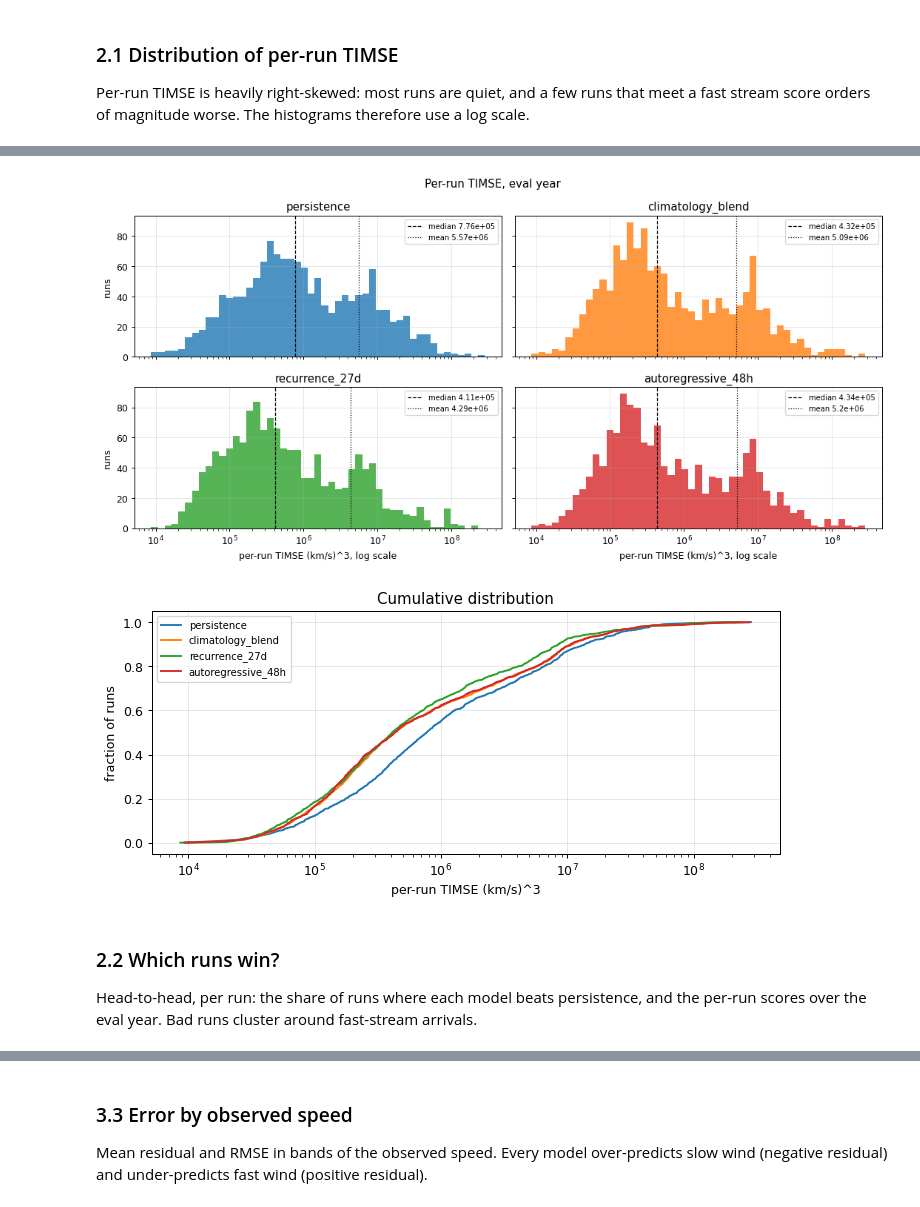
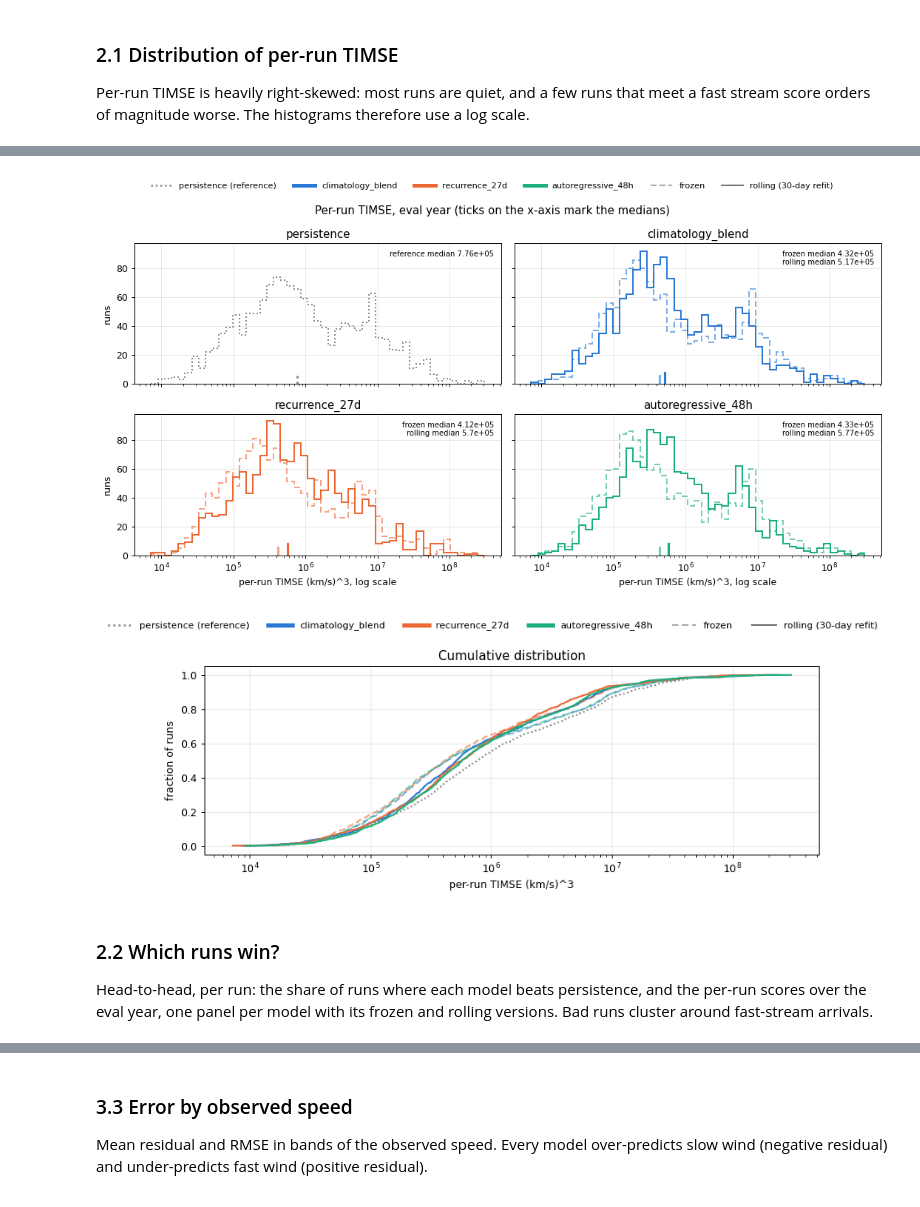
Before and after one commit to chingozhatinashe/benchlab-competition, a Jupyter notebook: src/experiments/baselines.ipynb, the cells around one changed output, grey strips where cells are left out. Drawn from its saved outputs; the diff is of its cells as text; code cells hidden in the pictures.

```diff
--- a/src/experiments/baselines.ipynb
+++ b/src/experiments/baselines.ipynb
@@ -133,12 +205,16 @@ each eval t0 from the hours before it.
 # %%
-runs = {name: run_forecasts(cls()) for name, cls in ALL.items()}
-t0s, _, actual = runs["persistence"]
-forecasts = {name: f for name, (_, f, _) in runs.items()}
+forecasts = {}
+for name in MODELS:
+    model = ALL[name]()
+    t0s_m, forecasts[name], actual_m = run_forecasts(model)
+    if name == "persistence":
+        t0s, actual = t0s_m, actual_m
+    assert (t0s_m == t0s).all() and np.array_equal(actual_m, actual, equal_nan=True)
+    if version(name) == "rolling":
+        print(f"{name}: {model.n_fallback} of {len(t0s)} runs fell back to the frozen model")
 residuals = {name: actual - f for name, f in forecasts.items()}
 run_scores = pd.DataFrame({name: run_timse(f, actual) for name, f in forecasts.items()}, index=t0s)
 
-print(
-    f"{len(t0s)} runs x {HORIZON} leads; {np.isnan(actual).sum()} actuals missing; "
-    f"{run_scores.isna().any(axis=1).sum()} runs unscored"
-)
+print(f"{len(t0s)} runs x {HORIZON} leads; {np.isnan(actual).sum()} actuals missing; "
+      f"{run_scores.isna().any(axis=1).sum()} runs unscored")
 # %% [output]
@@ -165,37 +248,43 @@ summary.map(lambda x: f"{x:.3g}" if isinstance(x, float) else f"{x:,}")
 # %%
+# One panel per model: frozen (dashed) and rolling (solid) histograms overlaid.
 bins = np.logspace(np.log10(run_scores.min().min()), np.log10(run_scores.max().max()), 50)
 fig, axes = plt.subplots(2, 2, figsize=(12, 6), sharex=True, sharey=True)
-for ax, name in zip(axes.flat, ALL, strict=True):
-    s = run_scores[name].dropna()
-    ax.hist(s, bins=bins, color=COLORS[name], alpha=0.8)
-    ax.axvline(s.median(), color="k", ls="--", lw=1, label=f"median {s.median():.3g}")
-    ax.axvline(s.mean(), color="k", ls=":", lw=1, label=f"mean {s.mean():.3g}")
+for ax, fam in zip(axes.flat, FAMILIES, strict=True):
+    notes = []
+    for name in [m for m in MODELS if family(m) == fam]:
+        s = run_scores[name].dropna()
+        ax.hist(s, bins=bins, histtype="step", **style(name))
+        ax.axvline(s.median(), ymax=0.08, **style(name, lw=2.5))
+        notes.append(f"{version(name)} median {s.median():.3g}")
+    ax.text(0.98, 0.95, "\n".join(notes), transform=ax.transAxes, ha="right", va="top",
+            fontsize=8)
     ax.set_xscale("log")
-    ax.set_title(name)
-    ax.legend(fontsize=8)
+    ax.set_title(fam)
 for ax in axes[1]:
     ax.set_xlabel("per-run TIMSE (km/s)^3, log scale")
 for ax in axes[:, 0]:
     ax.set_ylabel("runs")
-fig.suptitle("Per-run TIMSE, eval year")
+fig.suptitle("Per-run TIMSE, eval year (ticks on the x-axis mark the medians)")
 fig.tight_layout()
+add_legend(fig)
 # %% [output]
-[figure, old version]
+[figure, new version]
 # %%
 fig, ax = plt.subplots(figsize=(9, 3.5))
-for name in ALL:
+for name in MODELS:
     s = np.sort(run_scores[name].dropna())
-    ax.plot(s, np.arange(1, len(s) + 1) / len(s), color=COLORS[name], label=name)
+    ax.plot(s, np.arange(1, len(s) + 1) / len(s), **style(name))
 ax.set_xscale("log")
 ax.set(xlabel="per-run TIMSE (km/s)^3", ylabel="fraction of runs", title="Cumulative distribution")
-ax.legend(fontsize=8);
+fig.tight_layout()
+add_legend(fig)
 # %% [output]
-[figure, old version]
+[figure, new version]
 # %% [markdown]
 ### 2.2 Which runs win?
 
 Head-to-head, per run: the share of runs where each model beats persistence, and the per-run
-scores over the eval year. Bad runs cluster around fast-stream arrivals.
+scores over the eval year, one panel per model with its frozen and rolling versions. Bad runs cluster around fast-stream arrivals.
 # %%
 versus = pd.DataFrame(
     {
```
Also changed, not shown: parts of 29 cells of this notebook, 5 other files.
